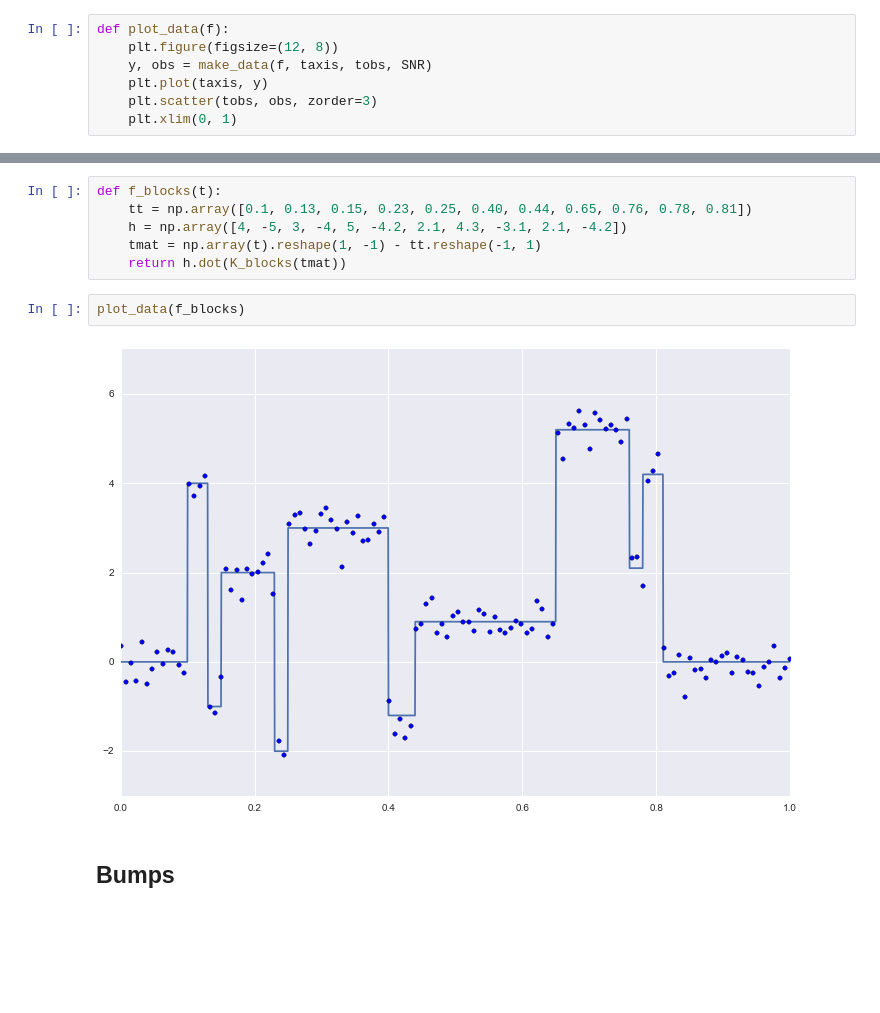
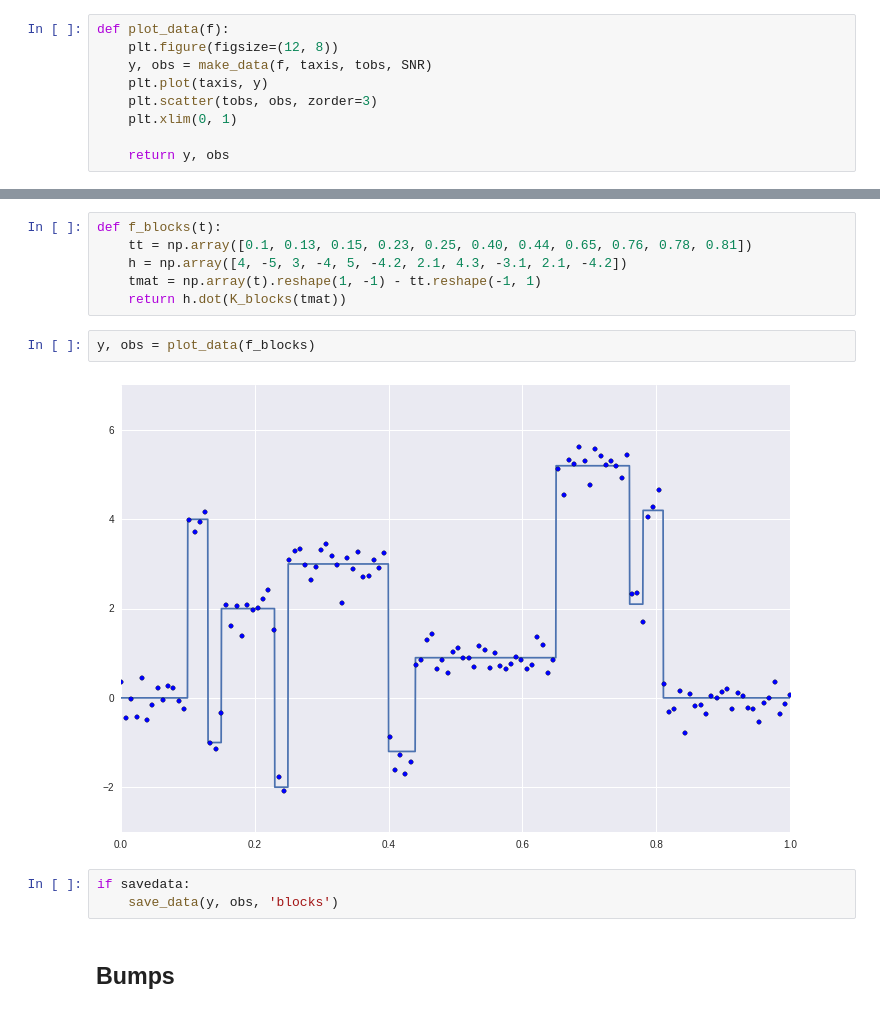
Before and after one commit to jmxpearson/laf, a Jupyter notebook: test_signals.ipynb, the cells around one changed output, grey strips where cells are left out. Saved outputs shown, nothing was run; the diff lists cells and outputs as text; blank space fills up the shorter version.

Commit message:
added option to save test signals
- set savedata boolean flag at top of notebook to create datasets

```diff
--- a/test_signals.ipynb
+++ b/test_signals.ipynb
@@ -29,3 +30,5 @@ def plot_data(f):
     plt.plot(taxis, y)
     plt.scatter(tobs, obs, zorder=3)
     plt.xlim(0, 1)
+
+    return y, obs
@@ -40,10 +52,13 @@ def f_blocks(t):
     h = np.array([4, -5, 3, -4, 5, -4.2, 2.1, 4.3, -3.1, 2.1, -4.2])
     tmat = np.array(t).reshape(1, -1) - tt.reshape(-1, 1)
     return h.dot(K_blocks(tmat))
-# %%
-plot_data(f_blocks)
-# %% [output]
-[figure, removed]
+# %%
+y, obs = plot_data(f_blocks)
+# %% [output]
+[figure, added]
+# %%
+if savedata:
+    save_data(y, obs, 'blocks')
 # %% [markdown]
 ## Bumps
 # %%
```
Also changed, not shown: parts of 11 cells of this notebook, 1 other file.
